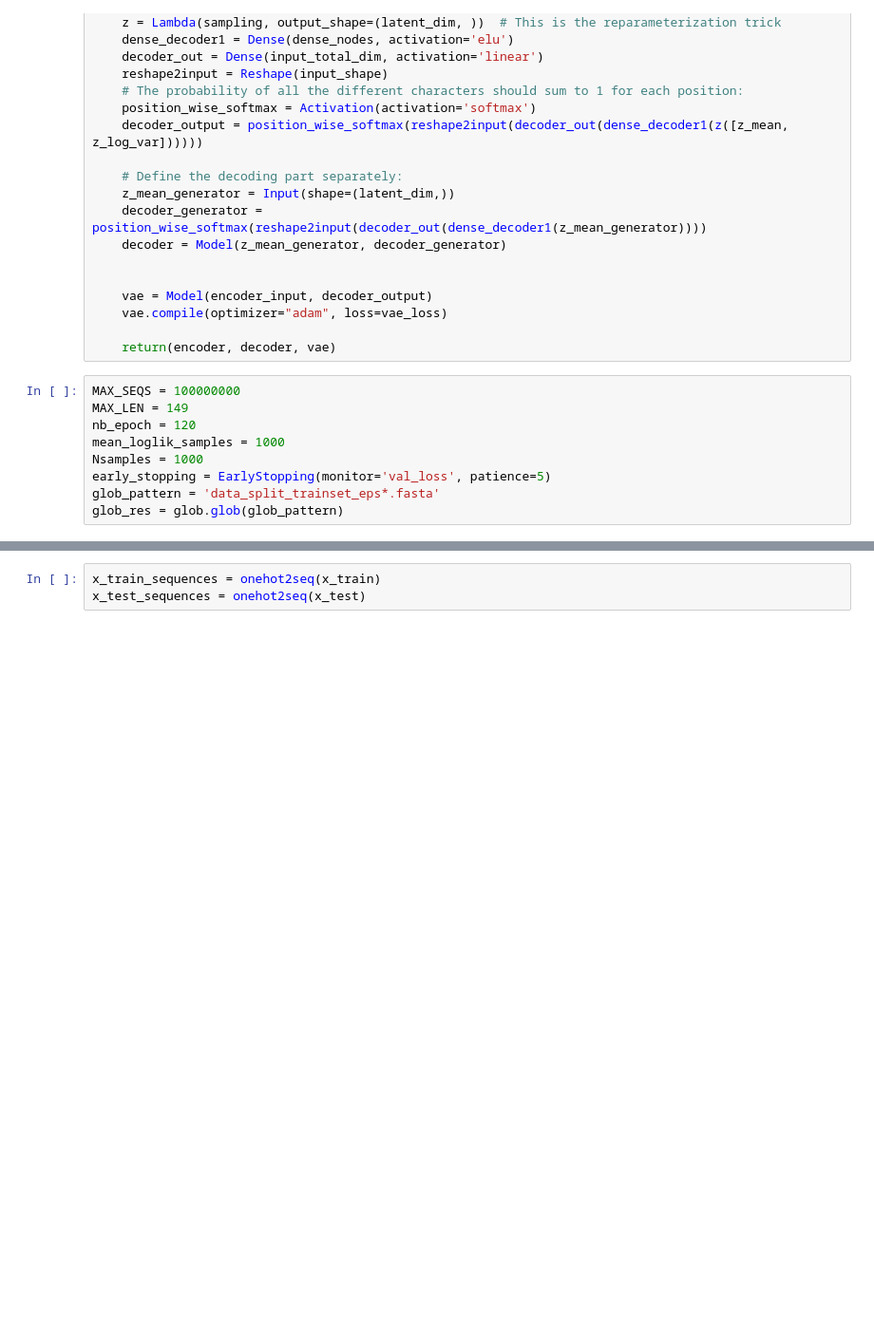
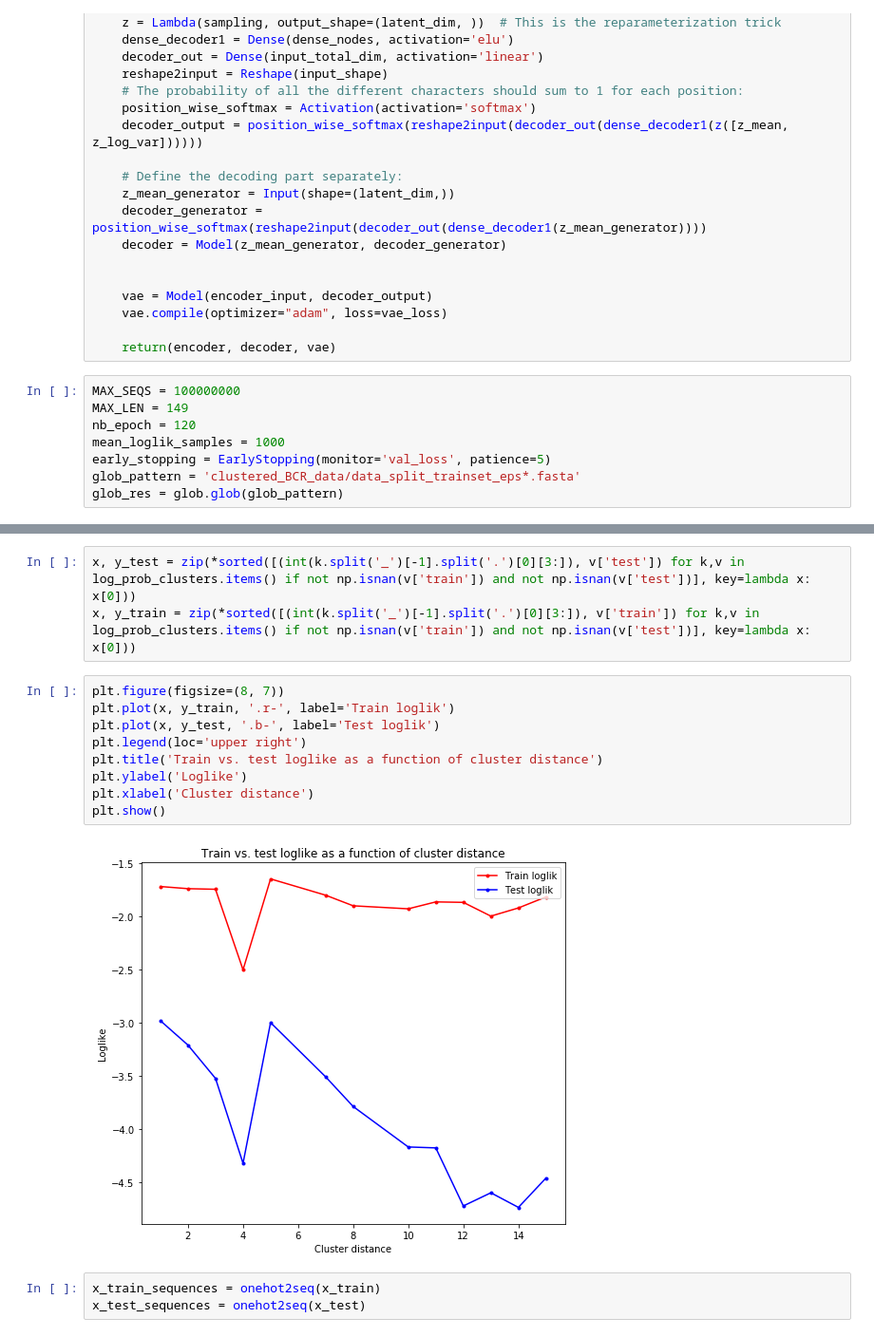
Before and after one commit to matsengrp/vampire, a Jupyter notebook: two_layer_dense_vae.ipynb, the cells around one changed output, grey strips where cells are left out. Shown at 95% size. Cells and saved outputs as stored; diff of their text form; blank space fills up the shorter version.

```diff
--- a/two_layer_dense_vae.ipynb
+++ b/two_layer_dense_vae.ipynb
@@ -807,9 +904,8 @@ MAX_SEQS = 100000000
 MAX_LEN = 149
 nb_epoch = 120
 mean_loglik_samples = 1000
-Nsamples = 1000
 early_stopping = EarlyStopping(monitor='val_loss', patience=5)
-glob_pattern = 'data_split_trainset_eps*.fasta'
+glob_pattern = 'clustered_BCR_data/data_split_trainset_eps*.fasta'
 glob_res = glob.glob(glob_pattern)
 # %%
 glob_res
@@ -918,3 +1038,17 @@ Epoch 25/120
+# %%
+x, y_test = zip(*sorted([(int(k.split('_')[-1].split('.')[0][3:]), v['test']) for k,v in log_prob_clusters.items() if not np.isnan(v['train']) and not np.isnan(v['test'])], key=lambda x: x[0]))
+x, y_train = zip(*sorted([(int(k.split('_')[-1].split('.')[0][3:]), v['train']) for k,v in log_prob_clusters.items() if not np.isnan(v['train']) and not np.isnan(v['test'])], key=lambda x: x[0]))
+# %%
+plt.figure(figsize=(8, 7))
+plt.plot(x, y_train, '.r-', label='Train loglik')
+plt.plot(x, y_test, '.b-', label='Test loglik')
+plt.legend(loc='upper right')
+plt.title('Train vs. test loglike as a function of cluster distance')
+plt.ylabel('Loglike')
+plt.xlabel('Cluster distance')
+plt.show()
+# %% [output]
+[figure, added]
 # %%
 x_train_sequences = onehot2seq(x_train)
 x_test_sequences = onehot2seq(x_test)
```
Also changed, not shown: parts of 18 cells of this notebook, 1 other file.
